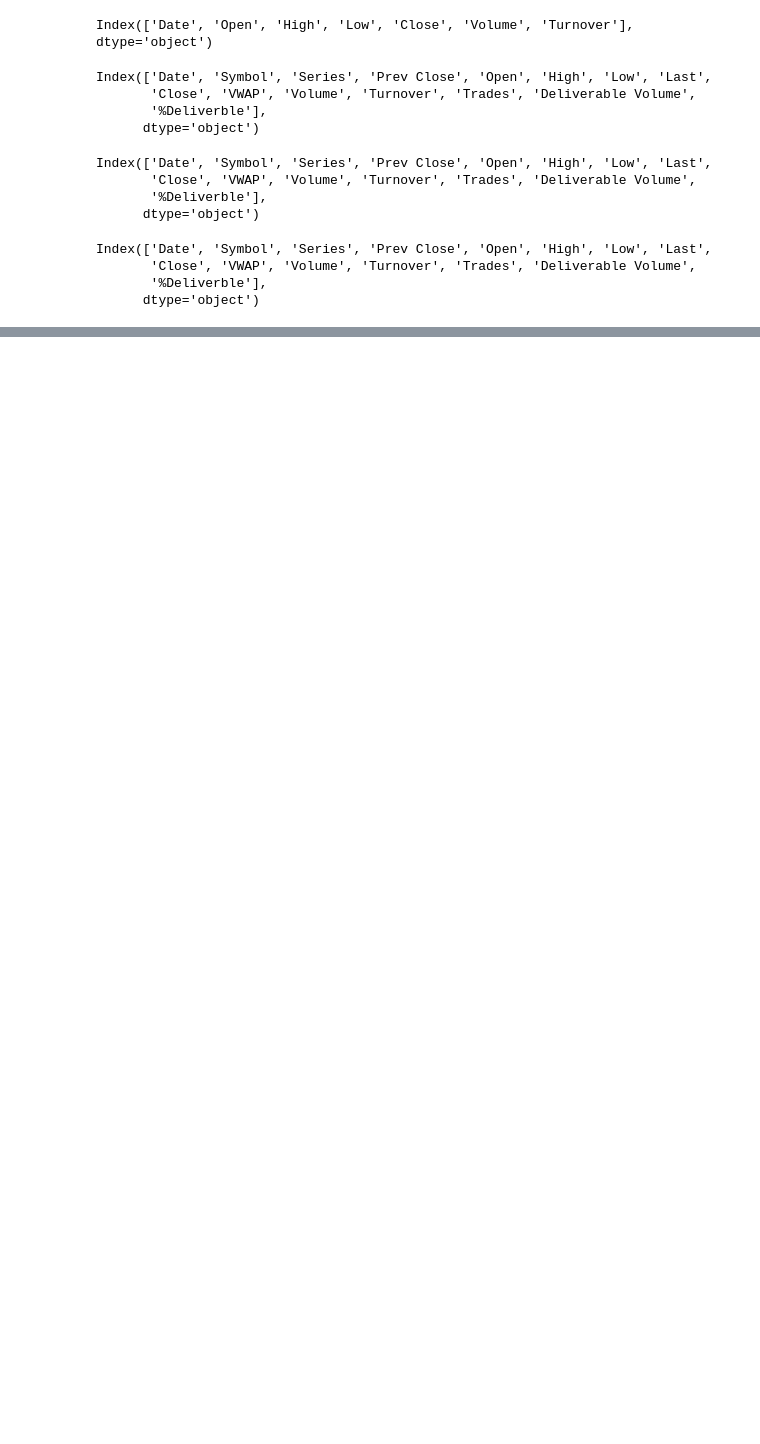
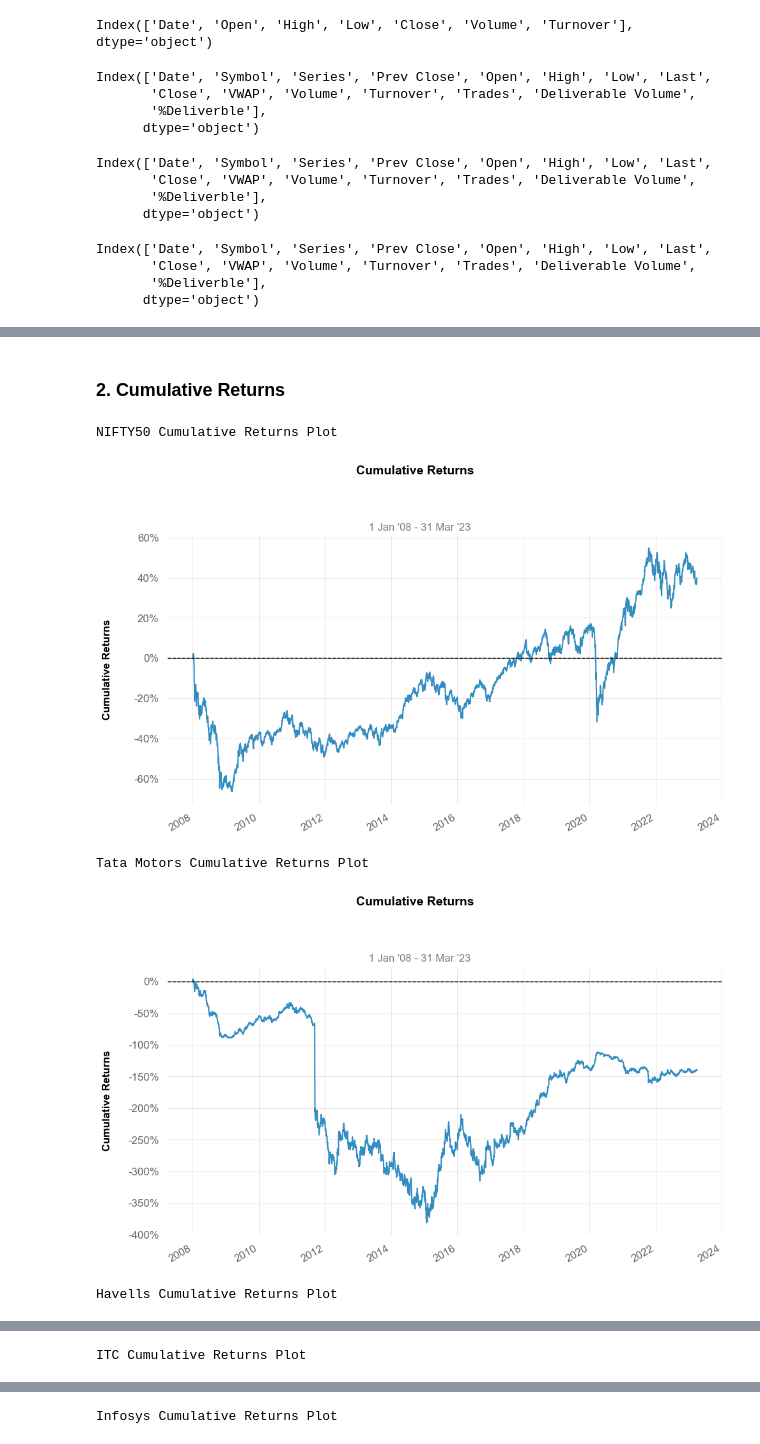
Before and after one commit to manishkr1754/Data_Science_for_Financial_Markets, a Jupyter notebook: Data Science for Financial Markets-nsepy.ipynb, the cells around one changed output, grey strips where cells are left out. Cells and saved outputs as stored; diff of their text form; code cells hidden in the pictures; blank space fills up the shorter version.

```diff
--- a/Data Science for Financial Markets-nsepy.ipynb
+++ b/Data Science for Financial Markets-nsepy.ipynb
@@ -568,0 +569,2 @@ Infosys Daily Returns Plot:
+# %% [markdown]
+### 2. Cumulative Returns
@@ -568,0 +573,27 @@ Infosys Daily Returns Plot:
+# %%
+# Plotting Cumulative Returns for each stock
+print('\n')
+print('\nNIFTY50 Cumulative Returns Plot\n')
+qs.plots.returns(nifty50_returns/100)
+print('\n')
+print('\n')
+print('\nTata Motors Cumulative Returns Plot\n')
+qs.plots.returns(tata_motors_returns/100)
+print('\n')
+print('\n')
+print('\nHavells Cumulative Returns Plot\n')
+qs.plots.returns(havells_returns/100)
+print('\n')
+print('\n')
+print('\nITC Cumulative Returns Plot\n')
+qs.plots.returns(itc_returns/100)
+print('\n')
+print('\n')
+print('\nInfosys Cumulative Returns Plot\n')
+qs.plots.returns(infosys_returns/100)
+# %% [output]
+NIFTY50 Cumulative Returns Plot
+[figure, added]
+Tata Motors Cumulative Returns Plot
+[figure, added]
+Havells Cumulative Returns Plot
@@ -568,0 +601 @@ Infosys Daily Returns Plot:
+ITC Cumulative Returns Plot
@@ -568,0 +603 @@ Infosys Daily Returns Plot:
+Infosys Cumulative Returns Plot
```
Also changed, not shown: parts of 60 cells of this notebook.
